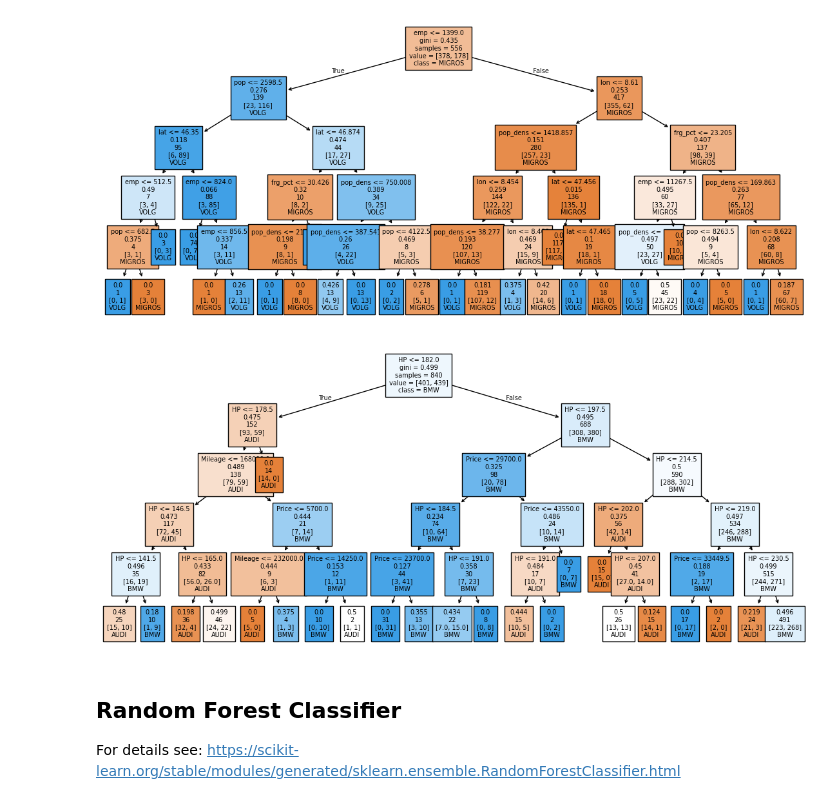
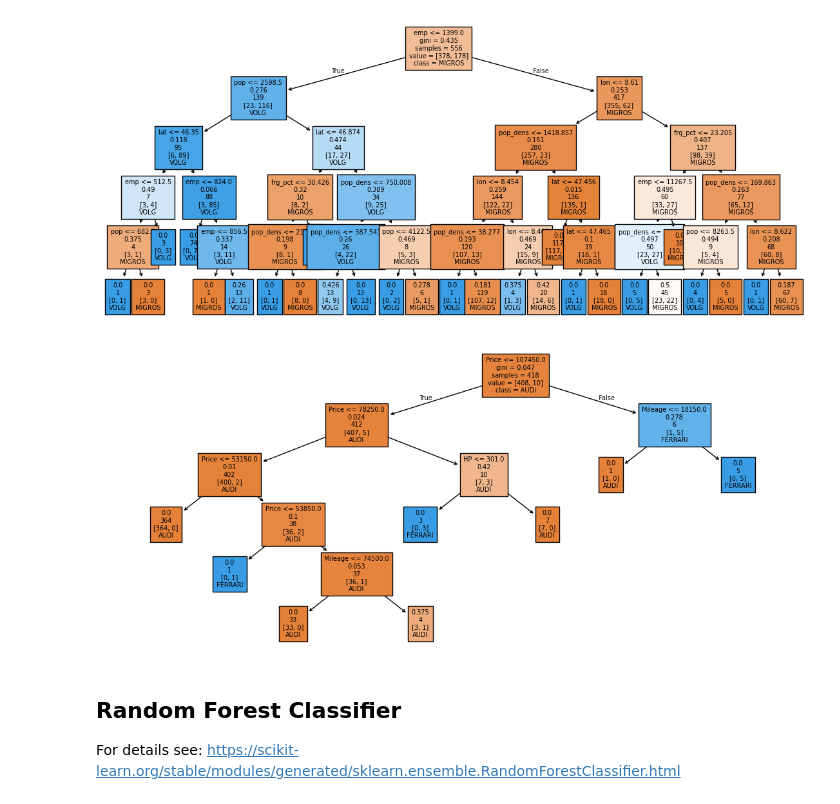
Before and after one commit to mrohner002/python_machine_learning_basics, a Jupyter notebook: CART_RandomForest/classification_tree_random_forest_supermarket_data.ipynb, the cells around one changed output. Drawn from its saved outputs; the diff is of its cells as text; code cells hidden in the pictures.

Commit message:
changed BMW to Ferrari

```diff
--- a/CART_RandomForest/classification_tree_random_forest_supermarket_data.ipynb
+++ b/CART_RandomForest/classification_tree_random_forest_supermarket_data.ipynb
@@ -188,7 +188,7 @@ df_sub.head()
 | 12 | 119249170 | Zürich | 261 | 47.375255 | 8.536107 | MIGROS | 420217 | 4778.994655 | 32.458468 | 491193.0 |
 | 15 | 262400822 | Zürich | 261 | 47.364072 | 8.530945 | MIGROS | 420217 | 4778.994655 | 32.458468 | 491193.0 |
 # %%
-df_sub_car = df_cars.loc[df_cars['Make'].isin(['AUDI', 'BMW'])]
+df_sub_car = df_cars.loc[df_cars['Make'].isin(['AUDI', 'FERRARI'])]
 print(df_sub_car.shape)
 df_sub_car.head()
 # %% [output]
@@ -480,14 +477,14 @@ tree_plot = tree.plot_tree(clf,
 # %%
 # For the meaning of numbers in boxes see root node
 fig_car = plt.figure(figsize=(14,6))
 tree_plot_car = tree.plot_tree(clf_car,
                    feature_names=list(X_train_car.columns),
-                   class_names=['AUDI', 'BMW'],
+                   class_names=['AUDI', 'FERRARI'],
                    filled=True,
                    fontsize=7,
                    label='root')
 # %% [output]
-[figure, old version]
+[figure, new version]
 # %% [markdown]
 ## Random Forest Classifier
 For details see: https://scikit-learn.org/stable/modules/generated/sklearn.ensemble.RandomForestClassifier.html
```
Also changed, not shown: parts of 12 cells of this notebook.
